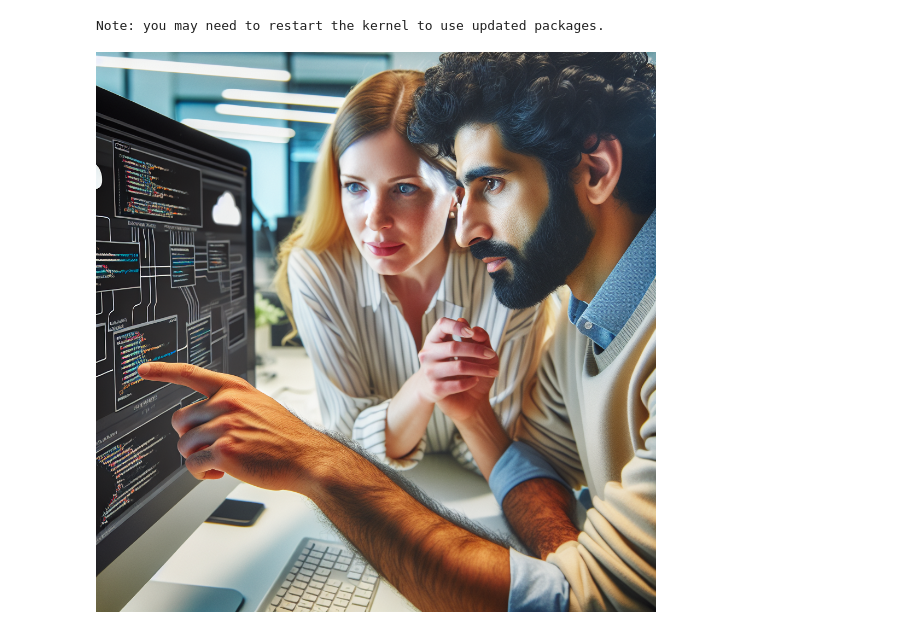
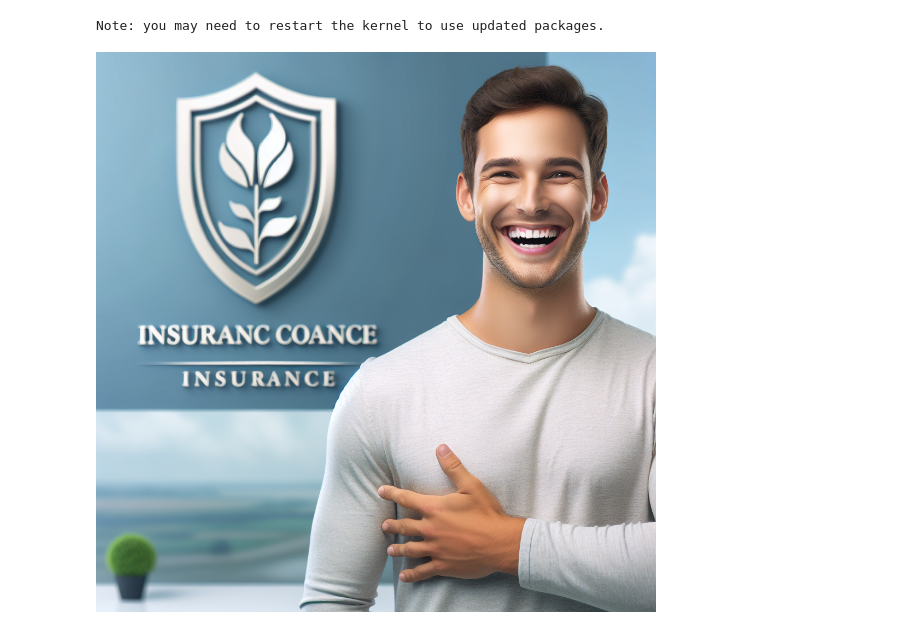
Before and after one commit to huangyingting/ainotes, a Jupyter notebook: openai/10_dall-e.ipynb, the cells around one changed output. Saved outputs shown, nothing was run; the diff lists cells and outputs as text; code cells hidden in the pictures.

```diff
--- a/openai/10_dall-e.ipynb
+++ b/openai/10_dall-e.ipynb
@@ -17,32 +17,32 @@ client = AzureOpenAI(
     azure_endpoint = os.getenv("AZURE_OPENAI_ENDPOINT_DALL_E_3")
 )
 
 result = client.images.generate(
     model="dall-e-3", # the name of your DALL-E 3 deployment
-    prompt="a close-up of a cloud solution architect working with a customer",
+    prompt="a happy insurance customer in a company called 'Manulife'",
     n=1
 )
 
 json_response = json.loads(result.model_dump_json())
 
 # Set the directory for the stored image
 image_dir = os.path.join(os.curdir, 'images')
 
 # If the directory doesn't exist, create it
 if not os.path.isdir(image_dir):
     os.mkdir(image_dir)
 
 # Initialize the image path (note the filetype should be png)
 image_path = os.path.join(image_dir, 'generated_image.png')
 
 # Retrieve the generated image
 image_url = json_response["data"][0]["url"]  # extract image URL from response
 generated_image = requests.get(image_url).content  # download the image
 with open(image_path, "wb") as image_file:
     image_file.write(generated_image)
 
 # Display the image in the default image viewer
 image = Image.open(image_path)
 image.show()
 # %% [output]
-[figure, old version]
+[figure, new version]
```
Also changed, not shown: 4 other files.
